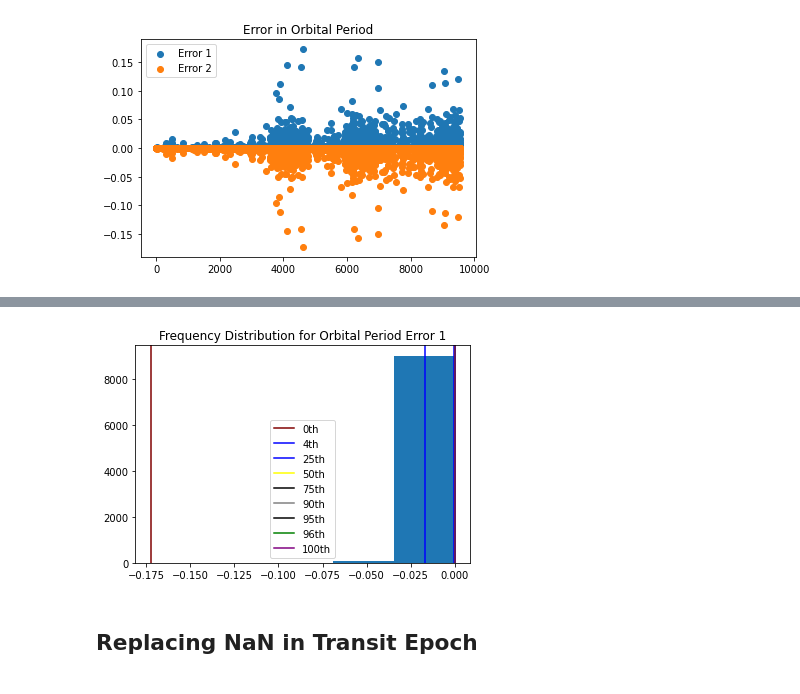
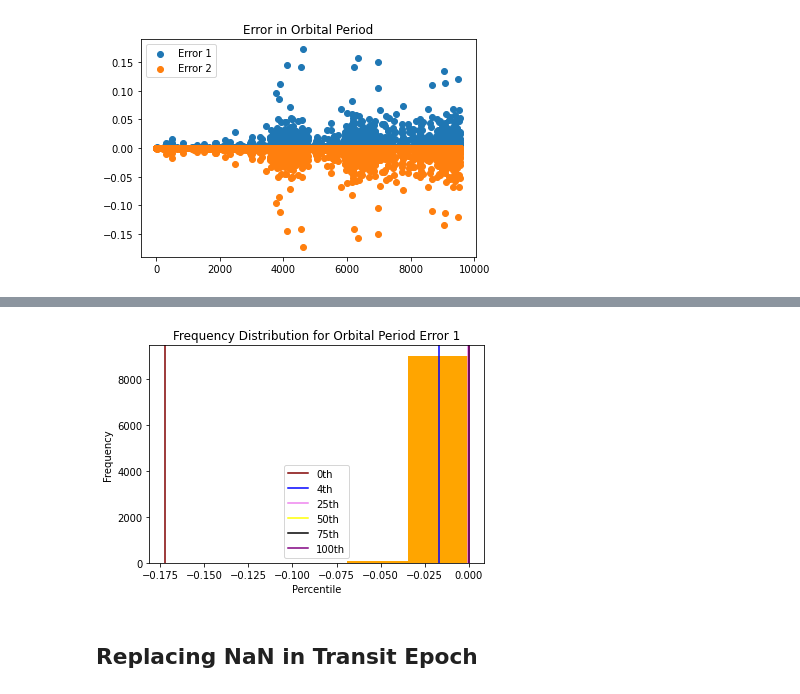
Before and after one commit to aditeyabaral/kepler-exoplanet-analysis, a Jupyter notebook: src/Data_Cleaning.ipynb, the cells around one changed output, grey strips where cells are left out. Cells and saved outputs as stored; diff of their text form; code cells hidden in the pictures.

```diff
--- a/src/Data_Cleaning.ipynb
+++ b/src/Data_Cleaning.ipynb
@@ -174,16 +179,15 @@ plt.show()
 # %%
-plt.hist(missing_error_values_df["koi_period_err2"].values, bins=5)
+plt.hist(missing_error_values_df["koi_period_err2"].values, bins=5, color="orange")
 plt.axvline(x = np.nanpercentile(missing_error_values_df["koi_period_err2"].values, 0), color = "maroon", label = "0th")
 plt.axvline(x = np.nanpercentile(missing_error_values_df["koi_period_err2"].values, 4), color = "blue", label = "4th")
-plt.axvline(x = np.nanpercentile(missing_error_values_df["koi_period_err2"].values, 25), color = "blue", label = "25th")
+plt.axvline(x = np.nanpercentile(missing_error_values_df["koi_period_err2"].values, 25), color = "violet", label = "25th")
 plt.axvline(x = np.nanpercentile(missing_error_values_df["koi_period_err2"].values, 50), color = "yellow", label = "50th")
 plt.axvline(x = np.nanpercentile(missing_error_values_df["koi_period_err2"].values, 75), color = "black", label = "75th")
-plt.axvline(x = np.nanpercentile(missing_error_values_df["koi_period_err2"].values, 90), color = "grey", label = "90th")
-plt.axvline(x = np.nanpercentile(missing_error_values_df["koi_period_err2"].values, 95), color = "black", label = "95th")
-plt.axvline(x = np.nanpercentile(missing_error_values_df["koi_period_err2"].values, 96), color = "green", label = "96th")
 plt.axvline(x = np.nanpercentile(missing_error_values_df["koi_period_err2"].values, 100), color = "purple", label = "100th")
 plt.title("Frequency Distribution for Orbital Period Error 1")
+plt.xlabel("Percentile")
+plt.ylabel("Frequency")
 plt.legend()
 plt.show()
 # %% [output]
-[figure, old version]
+[figure, new version]
```
Also changed, not shown: parts of 75 cells of this notebook.
